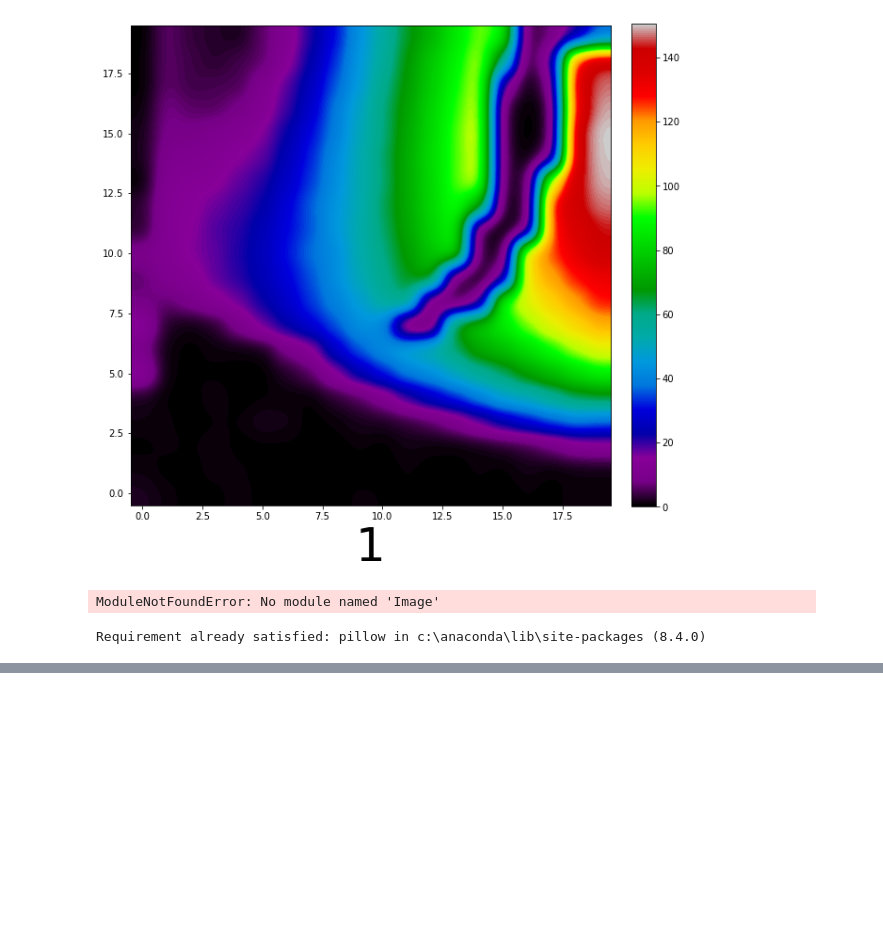
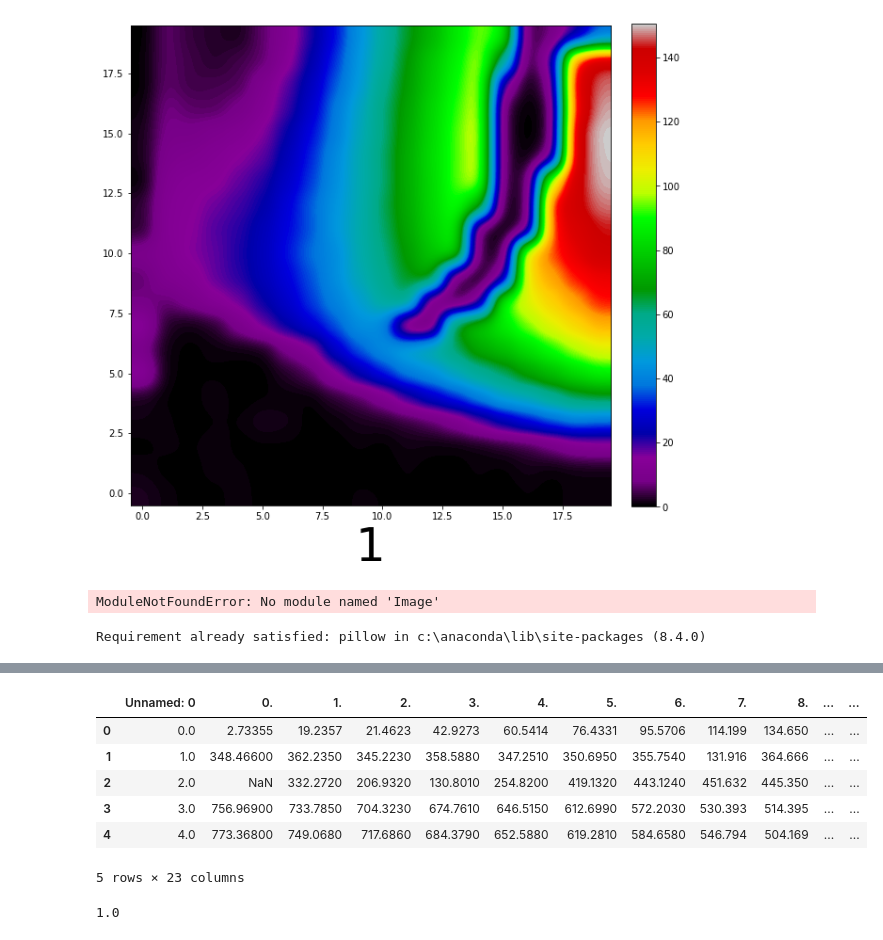
Before and after one commit to LukaszFrackowiak/PyHist, a Jupyter notebook: Pyhist.ipynb, the cells around one changed output, grey strips where cells are left out. Drawn from its saved outputs; the diff is of its cells as text; code cells hidden in the pictures; blank space fills up the shorter version.

```diff
--- a/Pyhist.ipynb
+++ b/Pyhist.ipynb
@@ -317,0 +332,16 @@ np.ceil(2.3)
+# %%
+a = pd.read_table('Sygnał CAŁY.txt')
+b = pd.read_table('Hc duże.txt')
+a.head()
+# %% [output]
+|  | Unnamed: 0 | 0. | 1. | 2. | 3. | 4. | 5. | 6. | 7. | 8. | ... | ... |
+| 0 | 0.0 | 2.73355 | 19.2357 | 21.4623 | 42.9273 | 60.5414 | 76.4331 | 95.5706 | 114.199 | 134.650 | ... | ... |
+| 1 | 1.0 | 348.46600 | 362.2350 | 345.2230 | 358.5880 | 347.2510 | 350.6950 | 355.7540 | 131.916 | 364.666 | ... | ... |
+| 2 | 2.0 | NaN | 332.2720 | 206.9320 | 130.8010 | 254.8200 | 419.1320 | 443.1240 | 451.632 | 445.350 | ... | ... |
+| 3 | 3.0 | 756.96900 | 733.7850 | 704.3230 | 674.7610 | 646.5150 | 612.6990 | 572.2030 | 530.393 | 514.395 | ... | ... |
+| 4 | 4.0 | 773.36800 | 749.0680 | 717.6860 | 684.3790 | 652.5880 | 619.2810 | 584.6580 | 546.794 | 504.169 | ... | ... |
+5 rows × 23 columns
+# %%
+a.iloc[2,0]
+# %% [output]
+1.0
```
Also changed, not shown: parts of 21 cells of this notebook, 1 other file.
